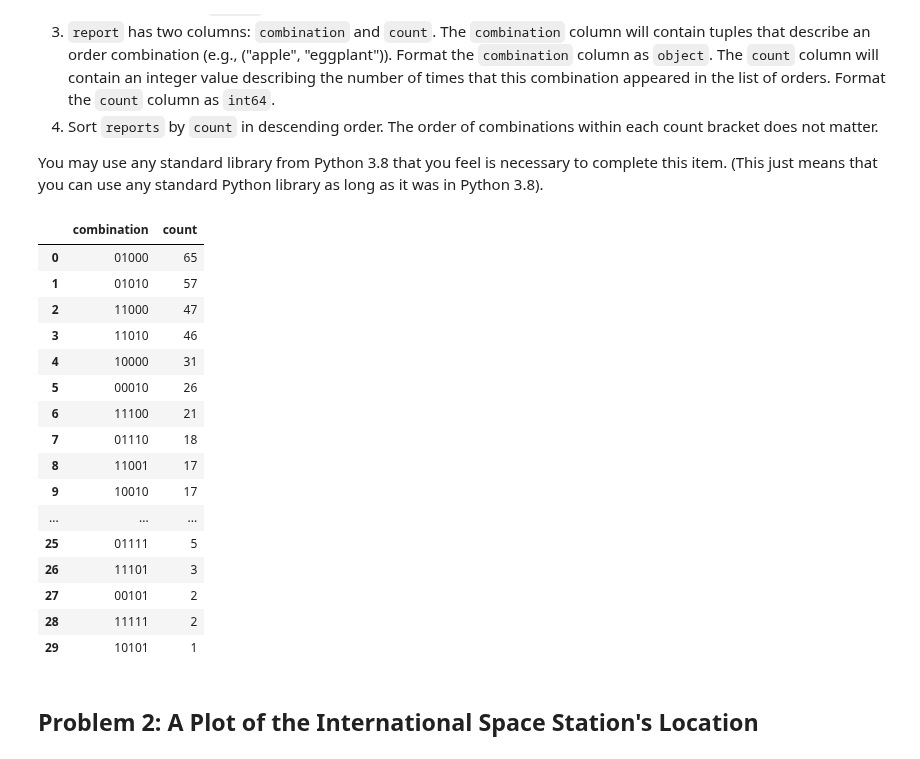
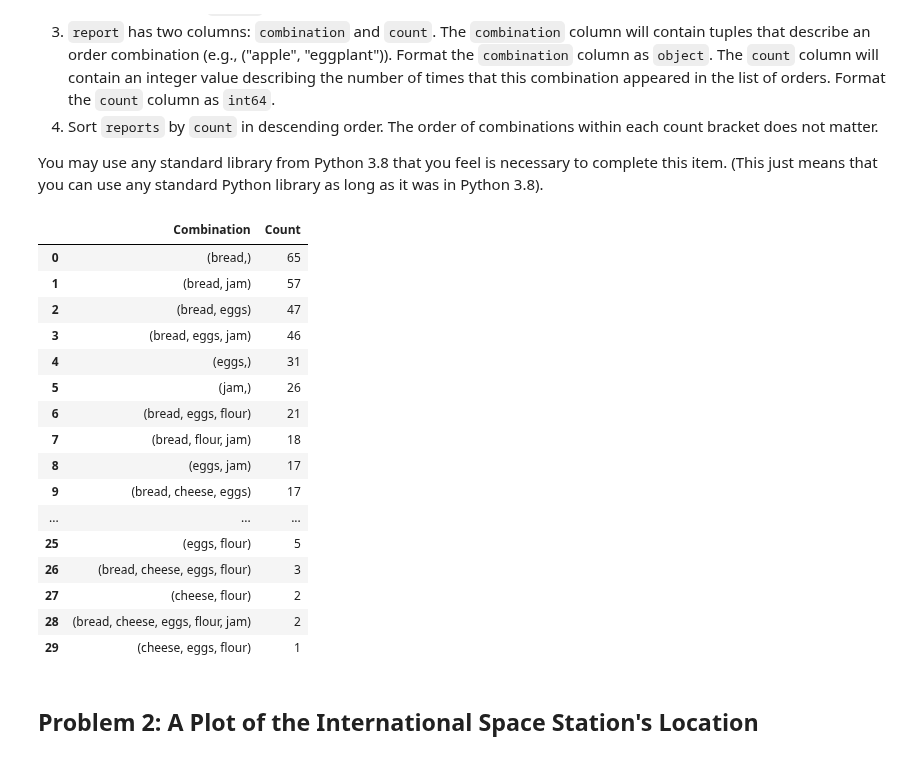
Before and after one commit to grapesoju/ITM-25, a Jupyter notebook: 204851_SY_MATHEW_LIBRARIES.ipynb, the cells around one changed output. Saved outputs shown, nothing was run; the diff lists cells and outputs as text; code cells hidden in the pictures.

```diff
--- a/204851_SY_MATHEW_LIBRARIES.ipynb
+++ b/204851_SY_MATHEW_LIBRARIES.ipynb
@@ -88,6 +88,10 @@ df = df.astype({"eggs": 'int64',
 #Add the binary numbers in repeating rows
 ndf=df.groupby("OrderNum").sum()
 
+tcol=['bread', 'cheese', 'eggs', 'flour', 'jam']
+
+ndf=ndf[tcol]
+
 binary_table=ndf
 
 binary_table
@@ -123,47 +127,54 @@ You may use any standard library from Python 3.8 that you feel is necessary to c
 # %%
 # CODE CELL
 
 # CODE START
 report=pd.DataFrame(columns=['combination', 'count'])
-string_bt = binary_table.astype({"eggs": str,
-                                   "bread": str,
+products = df["Product"].sort_values().unique()
+
+combo = []
+
+for i in binary_table.values:
+    array = np.array(i)
+    array = np.where(array==1,products,0)
+    final = tuple((array[array!=0]))
+    combo.append(final)
+
+sbinary_table = binary_table.astype({"bread": str,
+                                   "cheese": str,
+                                   "eggs": str,
                                    "flour": str,
-                                   "jam": str,
-                                   "cheese": str})
-string_bt['combination']=string_bt['eggs']+string_bt['bread']+string_bt['flour']+string_bt['jam']+string_bt['cheese']
-string_bt['count']=string_bt['eggs']
-string_bt.drop(columns=['eggs','bread', 'flour', 'jam', 'cheese'], inplace=True)
+                                   "jam": str})
 
-string_bt=string_bt.groupby('combination').count()
+sbinary_table['Combination'] = combo
+sbinary_table['Count'] = sbinary_table['eggs']
+sbinary_table.drop(columns=['bread','cheese', 'eggs', 'flour', 'jam'], inplace=True)
+sbinary_table = sbinary_table.groupby('Combination').count()
+sbinary_table.astype({'Count':'int64'})
 
-string_bt.astype({'count':'int64'})
-
-string_bt.sort_values(by='count', axis=0, ascending=False, inplace=True)
-
-string_bt.reset_index(inplace=True)
-
-report=string_bt
+sbinary_table.sort_values(by='Count',inplace=True,ascending=False)
+sbinary_table.reset_index(inplace=True)
+report = sbinary_table
 
 report
 # CODE END
 # %% [output]
-|  | combination | count |
-| 0 | 01000 | 65 |
-| 1 | 01010 | 57 |
-| 2 | 11000 | 47 |
-| 3 | 11010 | 46 |
-| 4 | 10000 | 31 |
-| 5 | 00010 | 26 |
-| 6 | 11100 | 21 |
-| 7 | 01110 | 18 |
-| 8 | 11001 | 17 |
-| 9 | 10010 | 17 |
+|  | Combination | Count |
+| 0 | (bread,) | 65 |
+| 1 | (bread, jam) | 57 |
+| 2 | (bread, eggs) | 47 |
+| 3 | (bread, eggs, jam) | 46 |
+| 4 | (eggs,) | 31 |
+| 5 | (jam,) | 26 |
+| 6 | (bread, eggs, flour) | 21 |
+| 7 | (bread, flour, jam) | 18 |
+| 8 | (eggs, jam) | 17 |
+| 9 | (bread, cheese, eggs) | 17 |
 | ... | ... | ... |
-| 25 | 01111 | 5 |
-| 26 | 11101 | 3 |
-| 27 | 00101 | 2 |
-| 28 | 11111 | 2 |
-| 29 | 10101 | 1 |
+| 25 | (eggs, flour) | 5 |
+| 26 | (bread, cheese, eggs, flour) | 3 |
+| 27 | (cheese, flour) | 2 |
+| 28 | (bread, cheese, eggs, flour, jam) | 2 |
+| 29 | (cheese, eggs, flour) | 1 |
 # %% [markdown]
 ## Problem 2: A Plot of the International Space Station's Location
 # %% [markdown]
```
Also changed, not shown: parts of 1 cell of this notebook.
